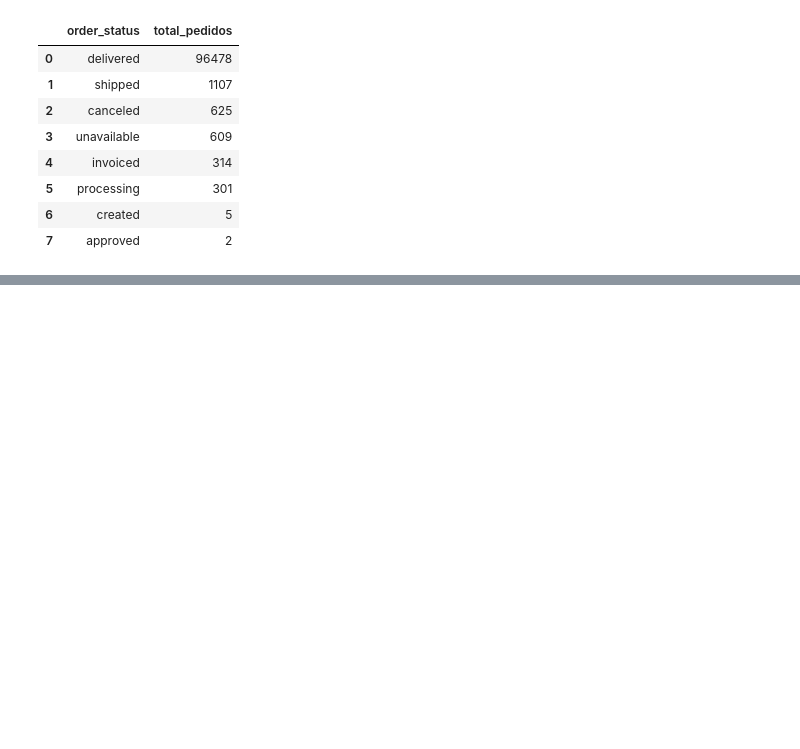
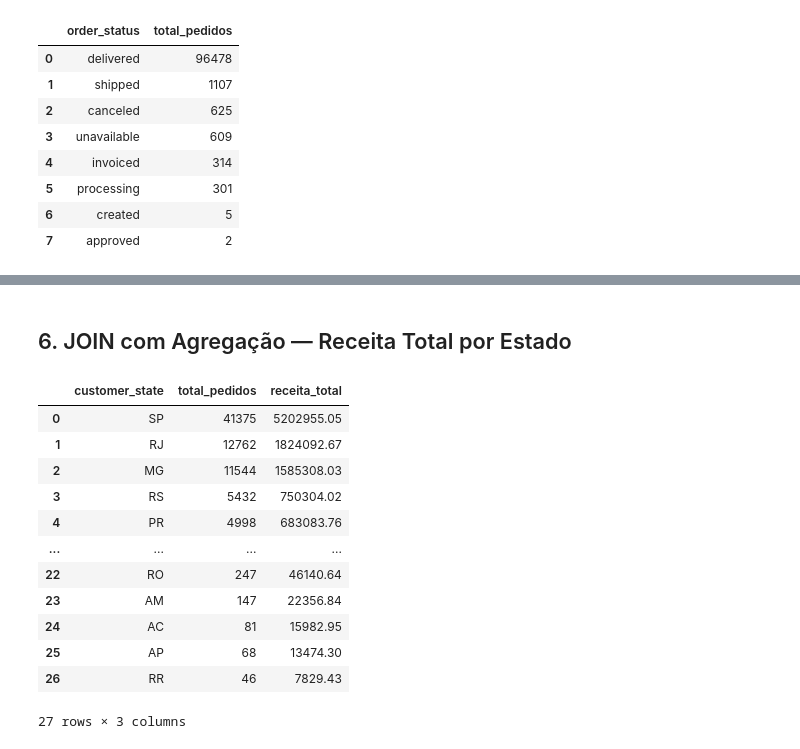
Before and after one commit to agnaldo-gonzaga/Data-Science-Learning, a Jupyter notebook: 01-SQL/Sql-Scripts/Olist_SQL/queries/olist_sql.ipynb, the cells around one changed output, grey strips where cells are left out. Cells and saved outputs as stored; diff of their text form; code cells hidden in the pictures; blank space fills up the shorter version.

Commit message:
SQL | Olist DB | JOIN entre tabelas — INNER JOIN e JOIN com agregação

```diff
--- a/01-SQL/Sql-Scripts/Olist_SQL/queries/olist_sql.ipynb
+++ b/01-SQL/Sql-Scripts/Olist_SQL/queries/olist_sql.ipynb
@@ -149,0 +172,28 @@ pd.read_sql_query(query, conn)
+# %% [markdown]
+## 6. JOIN com Agregação — Receita Total por Estado
+# %%
+query = """
+SELECT c.customer_state,
+       COUNT(DISTINCT o.order_id) AS total_pedidos,
+       ROUND(SUM(oi.price), 2)    AS receita_total
+FROM tb_orders o
+JOIN tb_customers c  ON o.customer_id  = c.customer_id
+JOIN tb_order_items oi ON o.order_id  = oi.order_id
+GROUP BY c.customer_state
+ORDER BY receita_total DESC;
+"""
+pd.read_sql_query(query, conn)
+# %% [output]
+|  | customer_state | total_pedidos | receita_total |
+| 0 | SP | 41375 | 5202955.05 |
+| 1 | RJ | 12762 | 1824092.67 |
+| 2 | MG | 11544 | 1585308.03 |
+| 3 | RS | 5432 | 750304.02 |
+| 4 | PR | 4998 | 683083.76 |
+| ... | ... | ... | ... |
+| 22 | RO | 247 | 46140.64 |
+| 23 | AM | 147 | 22356.84 |
+| 24 | AC | 81 | 15982.95 |
+| 25 | AP | 68 | 13474.30 |
+| 26 | RR | 46 | 7829.43 |
+27 rows × 3 columns
```
Also changed, not shown: parts of 2 cells of this notebook.
